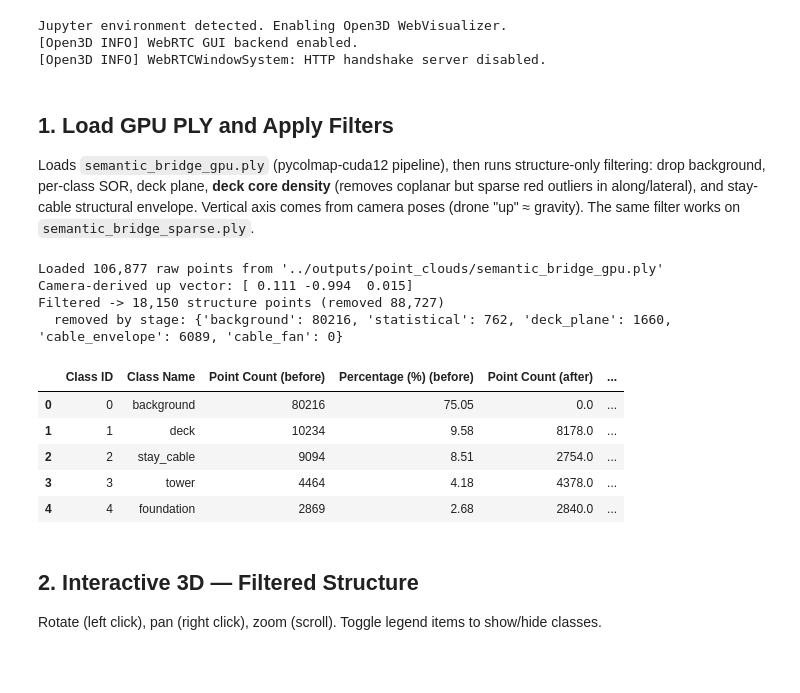
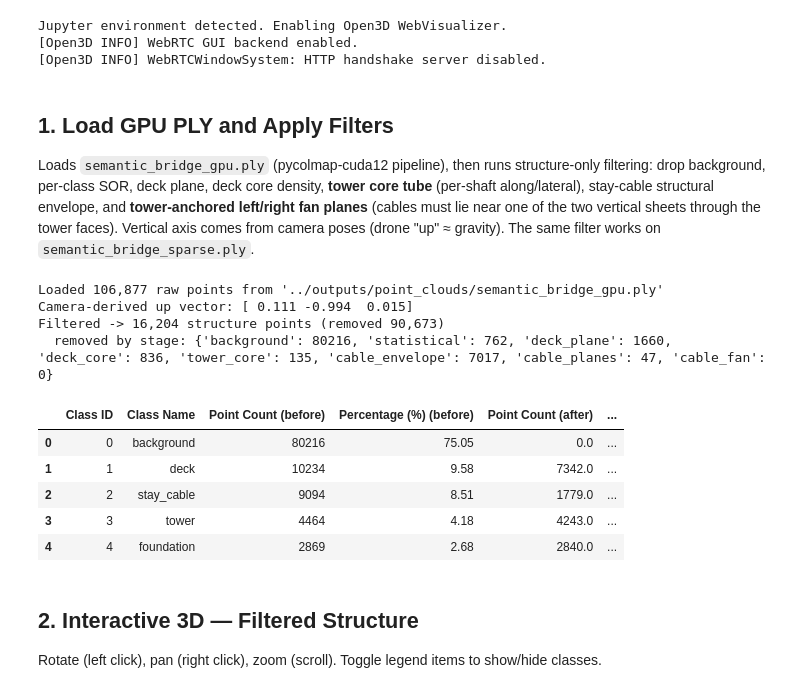
Before and after one commit to zeki-aitech/ic-shm-2026-project-2, a Jupyter notebook: notebooks/01_visualize_semantic_3d.ipynb, the cells around one changed output. Drawn from its saved outputs; the diff is of its cells as text; code cells hidden in the pictures; blank space fills up the shorter version.

Commit message:
feat: implement tower core filtering and cable-to-fan-plane projection with associated unit tests and notebook updates.

```diff
--- a/notebooks/01_visualize_semantic_3d.ipynb
+++ b/notebooks/01_visualize_semantic_3d.ipynb
@@ -29,7 +33,7 @@ Jupyter environment detected. Enabling Open3D WebVisualizer.
 # %% [markdown]
 ## 1. Load GPU PLY and Apply Filters
 
-Loads `semantic_bridge_gpu.ply` (pycolmap-cuda12 pipeline), then runs structure-only filtering: drop background, per-class SOR, deck plane, **deck core density** (removes coplanar but sparse red outliers in along/lateral), and stay-cable structural envelope. Vertical axis comes from camera poses (drone "up" ≈ gravity). The same filter works on `semantic_bridge_sparse.ply`.
+Loads `semantic_bridge_gpu.ply` (pycolmap-cuda12 pipeline), then runs structure-only filtering: drop background, per-class SOR, deck plane, deck core density, **tower core tube** (per-shaft along/lateral), stay-cable structural envelope, and **tower-anchored left/right fan planes** (cables must lie near one of the two vertical sheets through the tower faces). Vertical axis comes from camera poses (drone "up" ≈ gravity). The same filter works on `semantic_bridge_sparse.ply`.
 # %%
 PLY_PATH = '../outputs/point_clouds/semantic_bridge_gpu.ply'
 COLMAP_MODEL = '../outputs/gpu_pipeline/triangulated'
@@ -42,45 +46,48 @@ print(f"Loaded {len(xyz_raw):,} raw points from '{PLY_PATH}'")
 up = estimate_up_from_reconstruction(COLMAP_MODEL)
 print(f"Camera-derived up vector: {np.round(up, 3)}")
 
-xyz, rgb, cids, filter_stats = filter_point_cloud(xyz_raw, rgb_raw, cids_raw, up_hint=up)
+# Cable structural envelope temporarily off — keep tower-anchored fan planes.
+xyz, rgb, cids, filter_stats = filter_point_cloud(
+    xyz_raw, rgb_raw, cids_raw, up_hint=up, apply_cable_envelope=False, apply_cable_planes=True
+)
 print(f"Filtered -> {len(xyz):,} structure points (removed {filter_stats.initial - filter_stats.final:,})")
 print(f"  removed by stage: {filter_stats.removed_by_stage}")
 
 def class_distribution(class_ids):
     unique, counts = np.unique(class_ids, return_counts=True)
     return pd.DataFrame({
         'Class ID': unique,
         'Class Name': [CLASS_NAMES[c] for c in unique],
         'Point Count': counts,
         'Percentage (%)': (counts / len(class_ids) * 100).round(2),
     })
 
 df_before = class_distribution(cids_raw)
 df_after = class_distribution(cids)
 df_compare = df_before.merge(
     df_after, on=['Class ID', 'Class Name'], how='outer', suffixes=(' (before)', ' (after)')
 ).fillna(0)
 display(df_compare)
 
 fig_pie = px.pie(
     df_after, values='Point Count', names='Class Name',
     title='Filtered 3D Point Cloud — Semantic Class Distribution',
     color='Class Name',
     color_discrete_map={CLASS_NAMES[c]: CLASS_HEX_COLORS[c] for c in df_after['Class ID']},
     hole=0.4,
 )
 fig_pie.update_layout(template='plotly_dark')
 fig_pie.show()
 # %% [output]
 Loaded 106,877 raw points from '../outputs/point_clouds/semantic_bridge_gpu.ply'
 Camera-derived up vector: [ 0.111 -0.994  0.015]
-Filtered -> 18,150 structure points (removed 88,727)
-  removed by stage: {'background': 80216, 'statistical': 762, 'deck_plane': 1660, 'cable_envelope': 6089, 'cable_fan': 0}
+Filtered -> 16,204 structure points (removed 90,673)
+  removed by stage: {'background': 80216, 'statistical': 762, 'deck_plane': 1660, 'deck_core': 836, 'tower_core': 135, 'cable_envelope': 7017, 'cable_planes': 47, 'cable_fan': 0}
 |  | Class ID | Class Name | Point Count (before) | Percentage (%) (before) | Point Count (after) | ... |
 | 0 | 0 | background | 80216 | 75.05 | 0.0 | ... |
-| 1 | 1 | deck | 10234 | 9.58 | 8178.0 | ... |
-| 2 | 2 | stay_cable | 9094 | 8.51 | 2754.0 | ... |
-| 3 | 3 | tower | 4464 | 4.18 | 4378.0 | ... |
+| 1 | 1 | deck | 10234 | 9.58 | 7342.0 | ... |
+| 2 | 2 | stay_cable | 9094 | 8.51 | 1779.0 | ... |
+| 3 | 3 | tower | 4464 | 4.18 | 4243.0 | ... |
 | 4 | 4 | foundation | 2869 | 2.68 | 2840.0 | ... |
 # %% [markdown]
 ## 2. Interactive 3D — Filtered Structure
```
Also changed, not shown: parts of 4 cells of this notebook, 3 other files.
